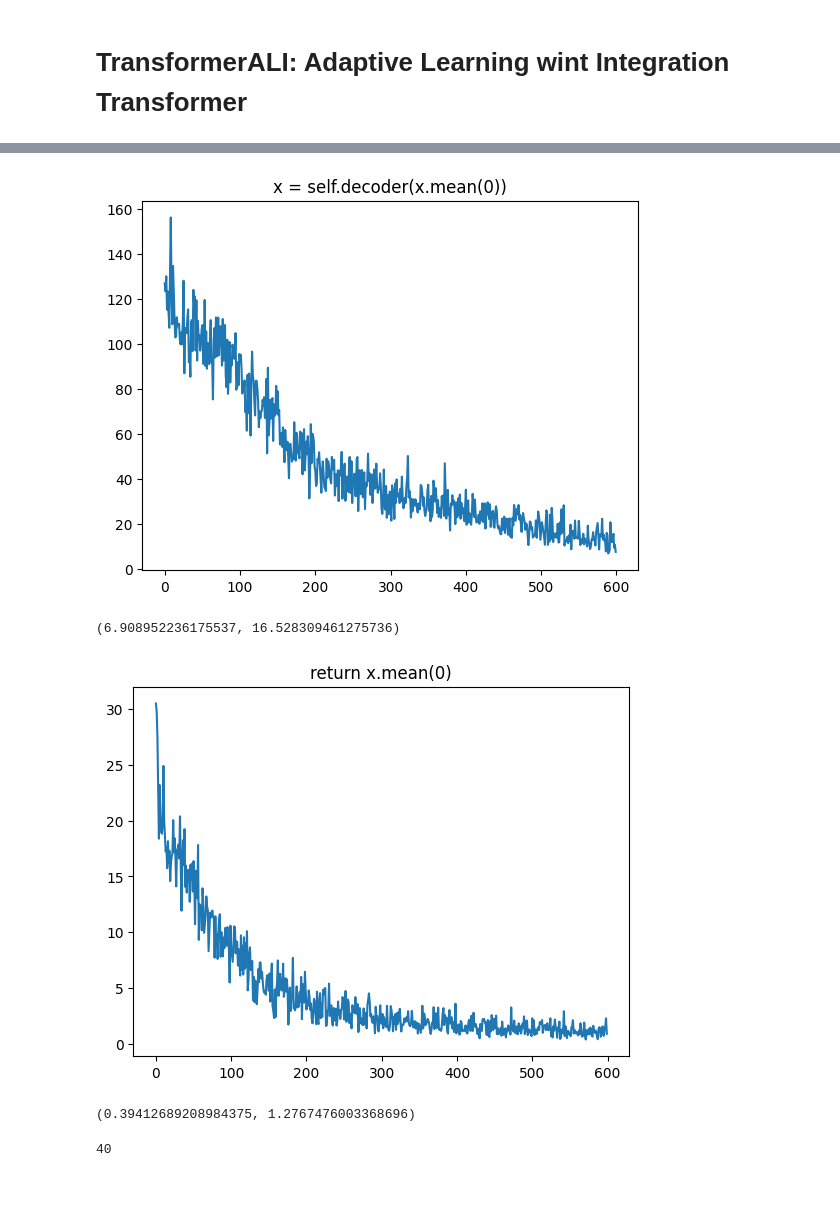
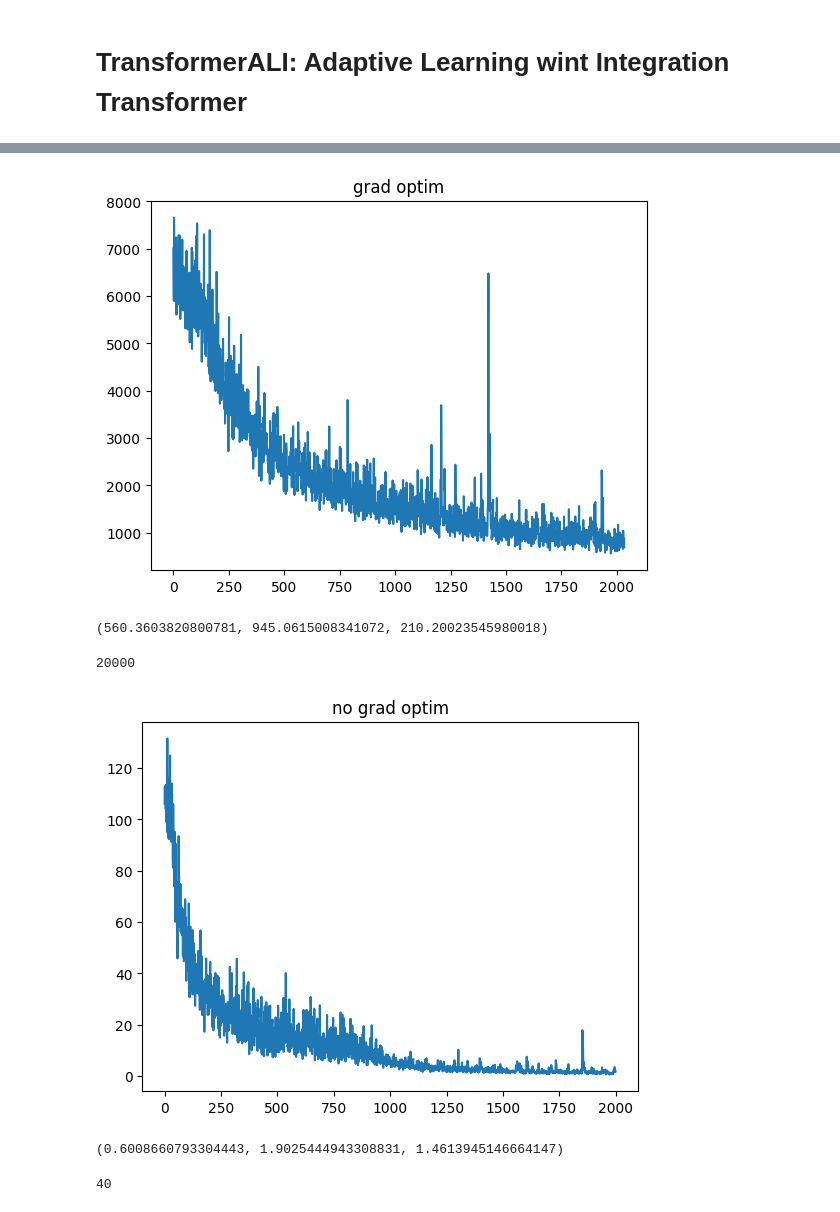
Before and after one commit to alihan-ozturk/attention-is-all-you-need, a Jupyter notebook: Untitled54 (1).ipynb, the cells around one changed output, grey strips where cells are left out. Drawn from its saved outputs; the diff is of its cells as text; code cells hidden in the pictures.

```diff
--- a/Untitled54 (1).ipynb
+++ b/Untitled54 (1).ipynb
@@ -292,7 +297,7 @@ class transformerALI(nn.Module):
         x = self.encoder(x)
         x = self.pos(x)
         x = self.transformerEncoder(x, self.mask(len(x)))
-        x = self.decoder(x.mean(0)) # best score before decode doing average
+        x = self.decoder(x.sum(0)) # best score before decode doing average
         return x
 
 
@@ -326,9 +331,9 @@ def updateWeightSeq(model, seq):
 
 #         return loss
 # %%
-epoch = 600
-var = 4
-seqlen = 40
+epoch = 3000
+var = 8
+seqlen = 80
 dmodel = 256
 lr = 5e-5
 seq = 12
@@ -357,7 +362,7 @@ for i in range(epoch):
         outputs = net(src)
         loss = criterion(outputs, tgt) # *0.9 + criterion2(src, outputs)*0.1
         loss.backward()
-        updateWeightSeq(net, len(src))
+        # updateWeightSeq(net, len(src)) olmayınca daha iyi
         optimizer.step()
 
     net.eval()
@@ -412,19 +398,23 @@ OrderedDict([('pos.pe',
 # %%
 plt.plot(hist)
-plt.title("x = self.decoder(x.mean(0))")
+plt.title("grad optim") # ilk
 plt.show()
-minLoss, np.mean(hist[-epoch//4:])
+minLoss, np.mean(hist[-len(hist)//4:]), np.std(hist[-len(hist)//4:])
 # %% [output]
-[figure, old version]
+[figure, new version]
-(6.908952236175537, 16.528309461275736)
+(560.3603820800781, 945.0615008341072, 210.20023545980018)
+# %%
+(0.6008660793304443, 1.9025444943308831, 1.4613945146664147)
+# %% [output]
+20000
 # %%
 plt.plot(hist)
-plt.title("return x.mean(0)")
+plt.title("no grad optim") # elleme
 plt.show()
-minLoss, np.mean(hist[-epoch//4:])
+minLoss, np.mean(hist[-len(hist)//4:]), np.std(hist[-len(hist)//4:])
 # %% [output]
-[figure, old version]
+[figure, new version]
-(0.39412689208984375, 1.2767476003368696)
+(0.6008660793304443, 1.9025444943308831, 1.4613945146664147)
 # %%
 seqlen
 # %% [output]
```
Also changed, not shown: parts of 5 cells of this notebook.
